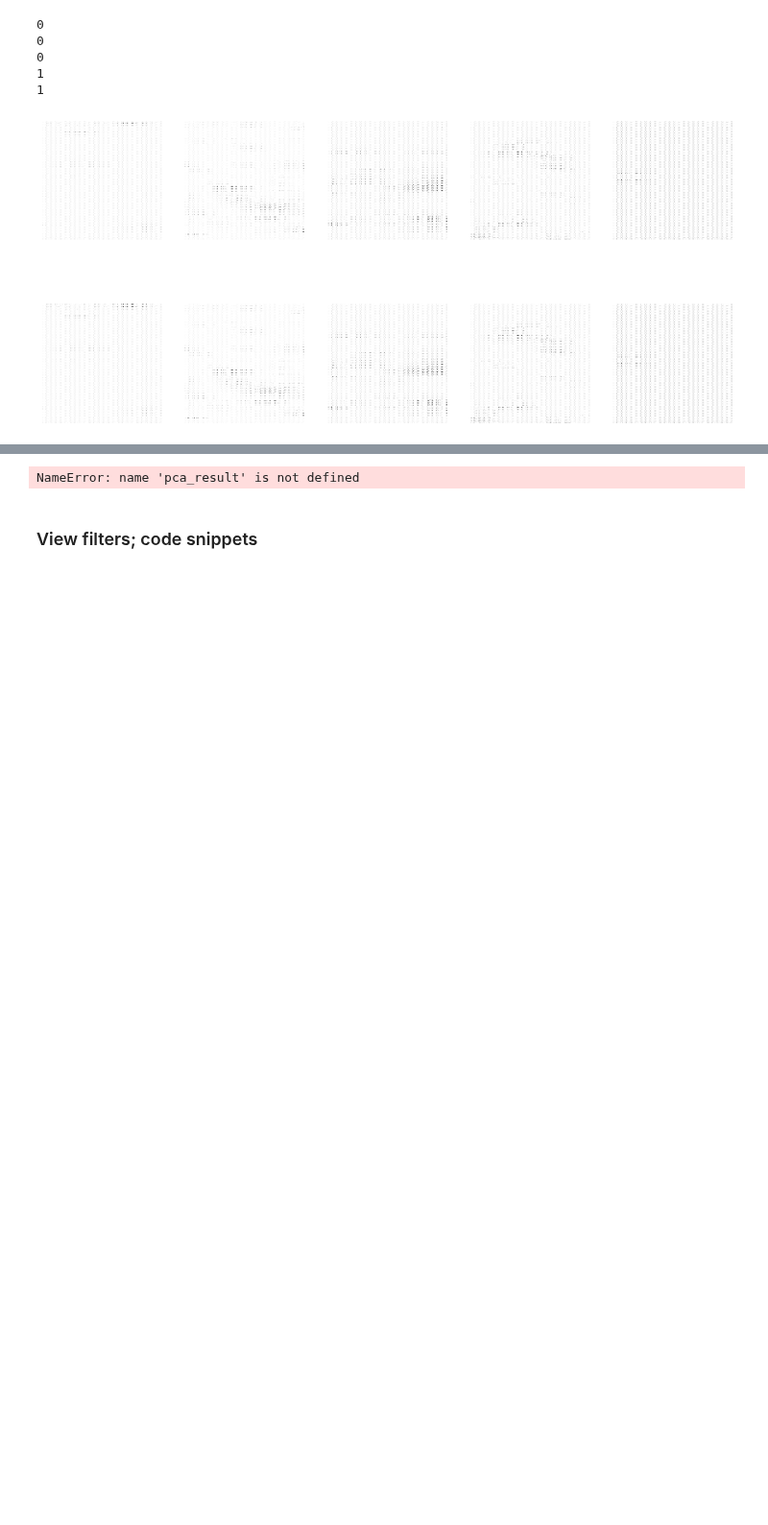
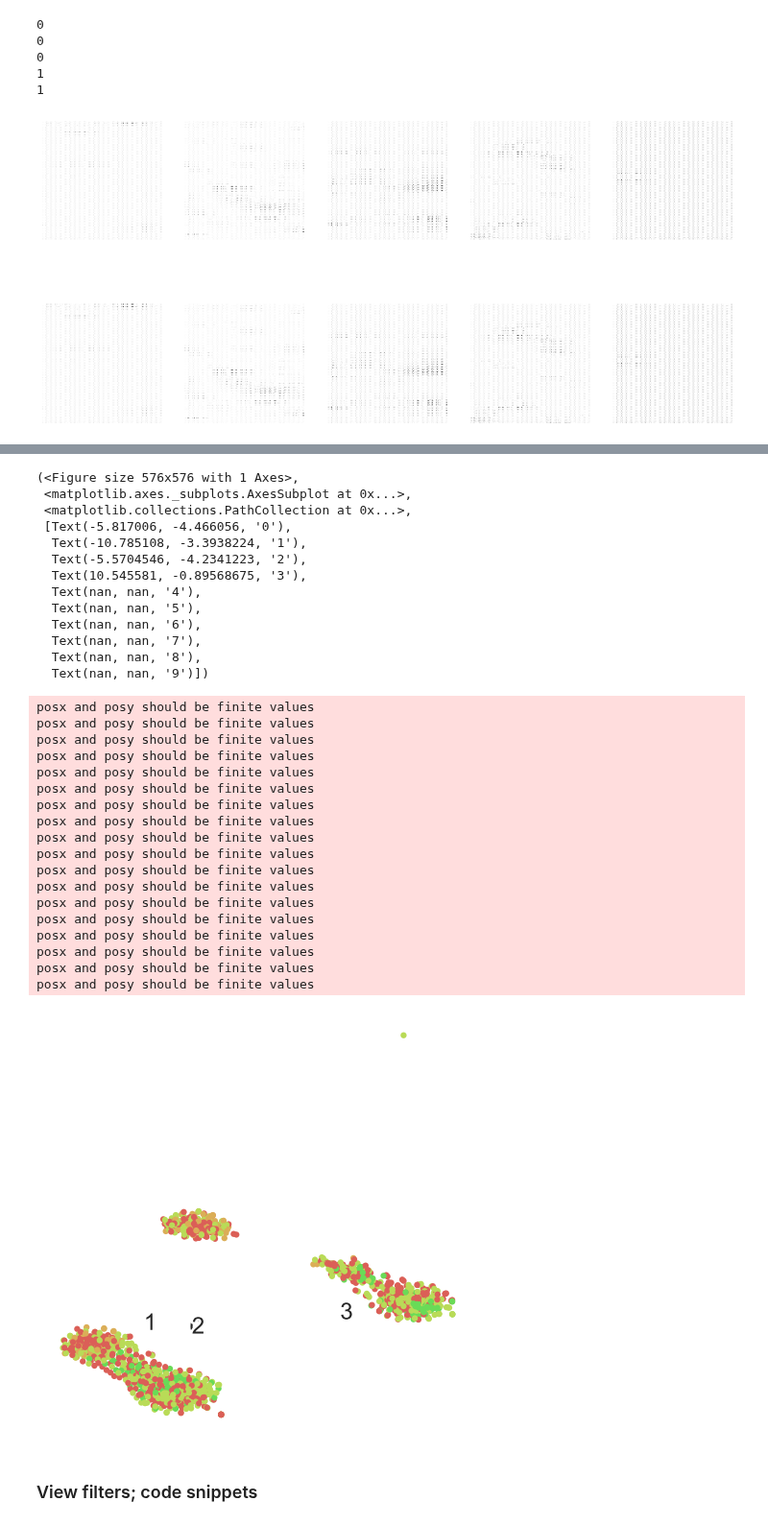
Before and after one commit to leonore/deep-learning-for-immune-cells, a Jupyter notebook: src/cell_autoencoder.ipynb, the cells around one changed output, grey strips where cells are left out. Shown at 96% size. Cells and saved outputs as stored; diff of their text form; code cells hidden in the pictures; blank space fills up the shorter version.

```diff
--- a/src/cell_autoencoder.ipynb
+++ b/src/cell_autoencoder.ipynb
@@ -269,2 +301,2 @@ x_overlap.shape
 # %%
-reshaped = np.reshape(x_train, (1668, 40000))
+x_reshaped = np.reshape(x_train, (1668, 40000))
@@ -278,23 +303,40 @@ pca_result = pca.fit_transform(reshaped)
-# %%
-# https://www.datacamp.com/community/tutorials/introduction-t-sne
-from sklearn.manifold import TSNE
-
-tsne = TSNE(perplexity=10)
-clusters = tsne.fit_transform(pca_result)
-
-import seaborn as sns
-sns.set_style('darkgrid')
-sns.set_palette('muted')
-sns.set_context("notebook", font_scale=1.5,
-                rc={"lines.linewidth": 2.5})
-
-# choose a colour palette with seaborn
-num_classes = len(np.unique(y_train))
-palette = np.array(sns.color_palette("hls", num_classes))
-
-plt.scatter(clusters[:,0], clusters[:,1], c=palette[y_train])
-# %% [output]
-NameError: name 'pca_result' is not defined
+# %%
+not_encoded_clusters = TSNE(random_state=RS, perplexity=20).fit_transform(x_reshaped)
+# %%
+scatter(not_encoded_clusters, y_train)
+# %% [output]
+(<Figure size 576x576 with 1 Axes>,
+ <matplotlib.axes._subplots.AxesSubplot at 0x...>,
+ <matplotlib.collections.PathCollection at 0x...>,
+ [Text(-5.817006, -4.466056, '0'),
+  Text(-10.785108, -3.3938224, '1'),
+  Text(-5.5704546, -4.2341223, '2'),
+  Text(10.545581, -0.89568675, '3'),
+  Text(nan, nan, '4'),
+  Text(nan, nan, '5'),
+  Text(nan, nan, '6'),
+  Text(nan, nan, '7'),
+  Text(nan, nan, '8'),
+  Text(nan, nan, '9')])
+posx and posy should be finite values
+posx and posy should be finite values
+posx and posy should be finite values
+posx and posy should be finite values
+posx and posy should be finite values
+posx and posy should be finite values
+posx and posy should be finite values
+posx and posy should be finite values
+posx and posy should be finite values
+posx and posy should be finite values
+posx and posy should be finite values
+posx and posy should be finite values
+posx and posy should be finite values
+posx and posy should be finite values
+posx and posy should be finite values
+posx and posy should be finite values
+posx and posy should be finite values
+posx and posy should be finite values
+[figure, added]
 # %% [markdown]
 ### View filters; code snippets
 # %%
```
Also changed, not shown: parts of 13 cells of this notebook, 2 other files.
